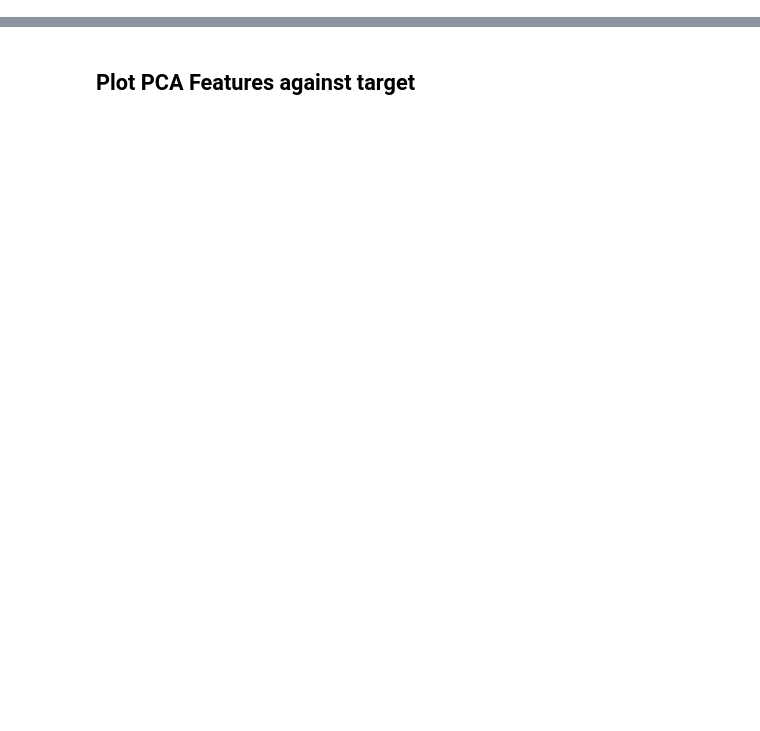
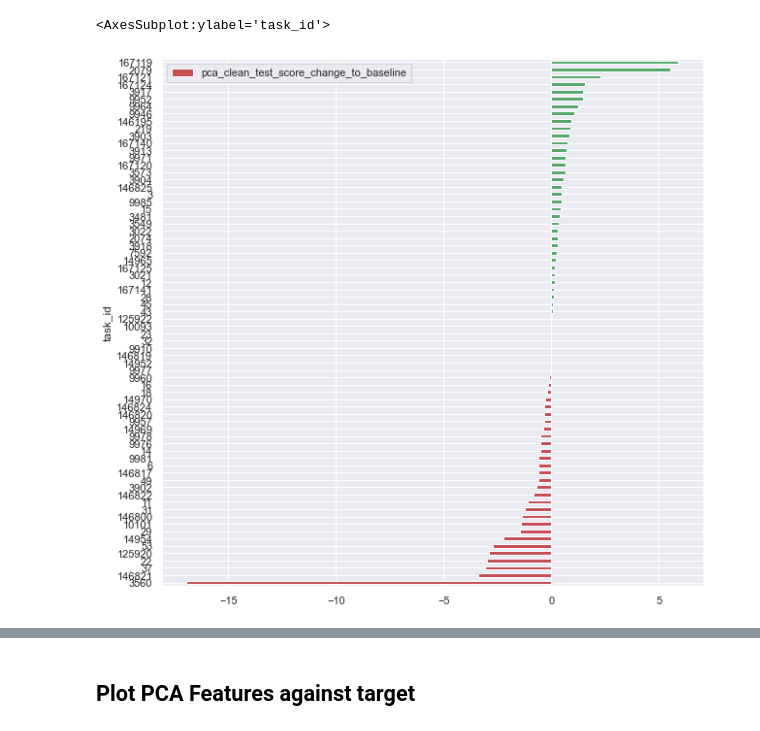
Before and after one commit to Wuuzzaa/thesis, a Jupyter notebook: src/results_plot.ipynb, the cells around one changed output, grey strips where cells are left out. Saved outputs shown, nothing was run; the diff lists cells and outputs as text; code cells hidden in the pictures; blank space fills up the shorter version.

```diff
--- a/src/results_plot.ipynb
+++ b/src/results_plot.ipynb
@@ -52,0 +56,7 @@ plt.show()
+# %%
+df = pd.read_feather(RESULTS_FILE_PATH).\
+    sort_values(by="pca_clean_test_score_change_to_baseline", ascending=True).\
+    reset_index(drop=True)
+
+select_columns = ["task_id", "baseline_test_score", "pca_clean_test_score", "pca_clean_test_score_change_to_baseline"]
+df[select_columns].head()
@@ -53 +70,16 @@ plt.show()
+# %%
+# df["pca_clean_test_score_change_to_baseline"].plot.\
+#     barh(
+#     color=(df["pca_clean_test_score_change_to_baseline"] > 0).map({True: 'g', False: 'r'})
+# )
+
+df.plot.\
+    barh(
+        x="task_id",
+        y="pca_clean_test_score_change_to_baseline",
+        color=(df["pca_clean_test_score_change_to_baseline"] > 0).map({True: 'g', False: 'r'})
+    )
+# %% [output]
+<AxesSubplot:ylabel='task_id'>
+[figure, added]
 # %% [markdown]
```
Also changed, not shown: parts of 13 cells of this notebook.
